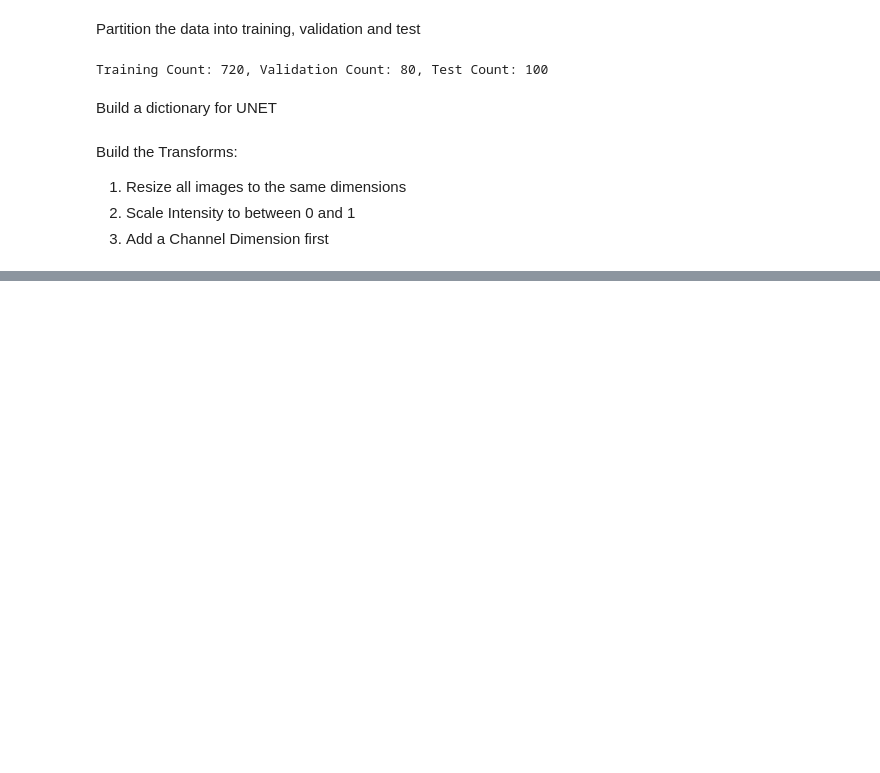
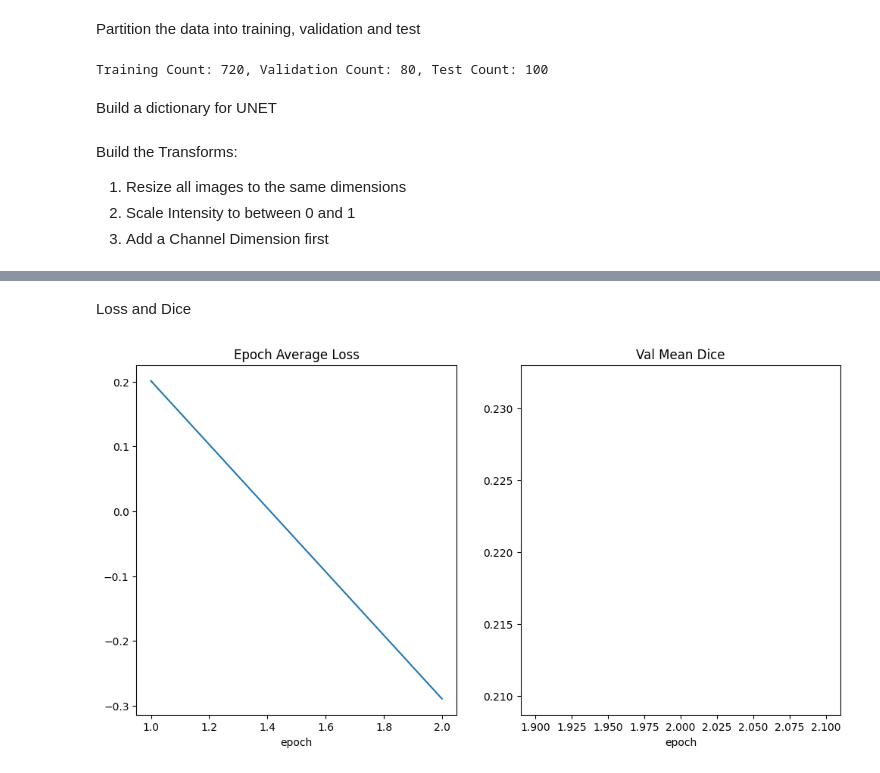
Before and after one commit to OmdenaAI/topeka-chapter-ejection-fraction, a Jupyter notebook: src/tasks/task-2-data-processing/dpai_tasks/CAMUS_Model_Development.ipynb, the cells around one changed output, grey strips where cells are left out. Cells and saved outputs as stored; diff of their text form; code cells hidden in the pictures; blank space fills up the shorter version.

```diff
--- a/src/tasks/task-2-data-processing/dpai_tasks/CAMUS_Model_Development.ipynb
+++ b/src/tasks/task-2-data-processing/dpai_tasks/CAMUS_Model_Development.ipynb
@@ -476,6 +487,7 @@ Build the Transforms:
 from monai.transforms import (
     Compose,
     LoadImaged,
+    Lambdad,
     EnsureChannelFirstd,
     ScaleIntensityd,
     Resized,
@@ -484,11 +496,12 @@ from monai.transforms import (
 
 train_transforms = Compose(
     [
-    LoadImaged(keys=["image"]),
+    LoadImaged(keys=["image", "label"]),
 #    Resized(keys=["image", "label"], spatial_size=(500,500)),
-   # EnsureChannelFirstd(keys=["image", "label"]),
-   # ScaleIntensityd(keys=["image", "label"]),
-   # EnsureTyped(keys=["image", "label"])
+    EnsureChannelFirstd(keys=["image", "label"]),
+    #Lambdad(keys=["label"], func=lambda x: x[0:1]*0.2125 + x[1:2]*0.7154 + x[2:3]*0.0721),
+    ScaleIntensityd(keys=["image", "label"]),
+    EnsureTyped(keys=["image", "label"])
     ]
 )
 
@@ -497,6 +510,7 @@ val_transforms = Compose(
     LoadImaged(keys=["image", "label"]),
 #    Resized(keys=["image", "label"], spatial_size=(500, 500)),
     EnsureChannelFirstd(keys=["image", "label"]),
+    #Lambdad(keys=["label"], func=lambda x: x[0:1]*0.2125 + x[1:2]*0.7154 + x[2:3]*0.0721),
     ScaleIntensityd(keys=["image", "label"]),
     EnsureTyped(keys=["image", "label"])
     ]
@@ -522,0 +539,19 @@ train_ds = CacheDataset(data=train_dicts[0:3], transform=train_transforms, cache
+# %%
+from monai.networks.nets import UNet
+from monai.networks.layers import Norm
+from monai.losses import DiceLoss
+from monai.metrics import DiceMetric
+
+device =torch.device("cuda:0")
+model = UNet(
+    dimensions = 2,
+    in_channels = 4,
+    out_channels = 1,
+    channels = (16, 32, 64, 128, 256),
+    strides = (2, 2, 2, 2),
+    num_res_units = 2,
+    norm=Norm.BATCH
+).to(device)
+loss_function = DiceLoss(to_onehot_y=True, softmax = True)
+optimizer = torch.optim.Adam(model.parameters(), 1e-4)
+dice_metric = DiceMetric(include_background=False, reduction="mean")
@@ -522,0 +689,19 @@ train_ds = CacheDataset(data=train_dicts[0:3], transform=train_transforms, cache
+# %% [markdown]
+Loss and Dice
+# %%
+plt.figure("train", (12, 6))
+plt.subplot(1, 2, 1)
+plt.title("Epoch Average Loss")
+x = [i + 1 for i in range(len(epoch_loss_values))]
+y = epoch_loss_values
+plt.xlabel("epoch")
+plt.plot(x, y)
+plt.subplot(1, 2, 2)
+plt.title("Val Mean Dice")
+x = [val_interval * (i + 1) for i in range(len(metric_values))]
+y = metric_values
+plt.xlabel("epoch")
+plt.plot(x, y)
+plt.show()
+# %% [output]
+[figure, added]
```
Also changed, not shown: parts of 12 cells of this notebook.
